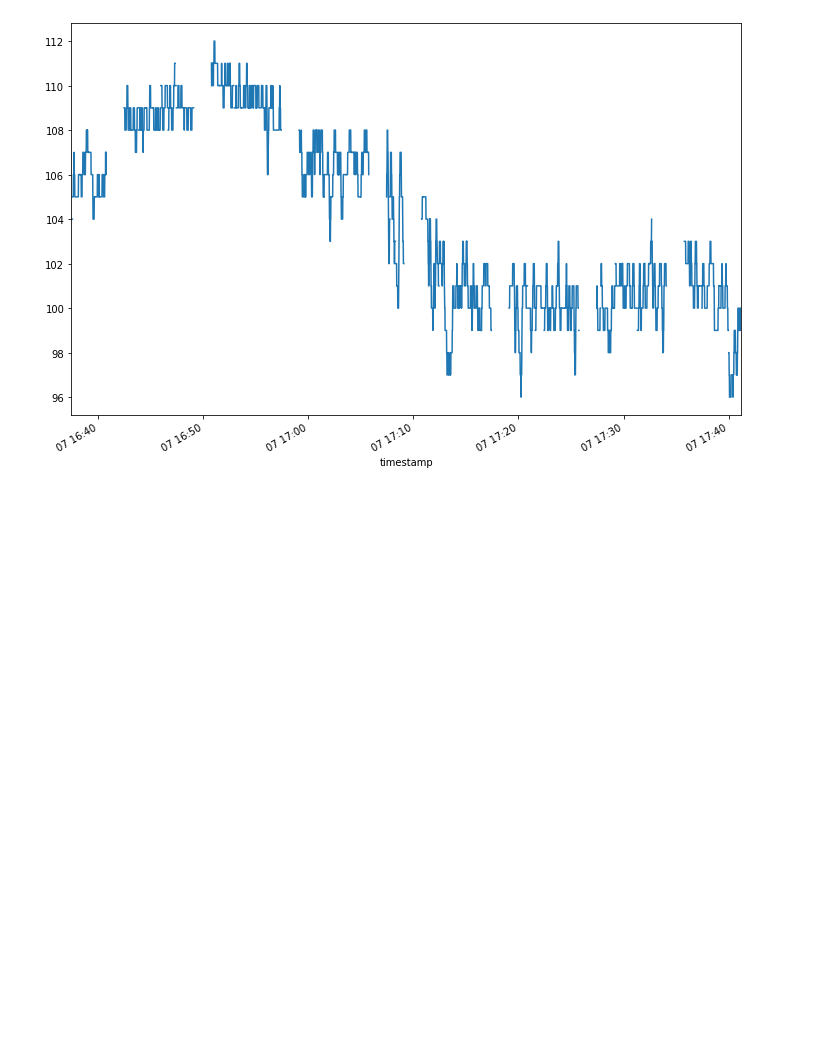
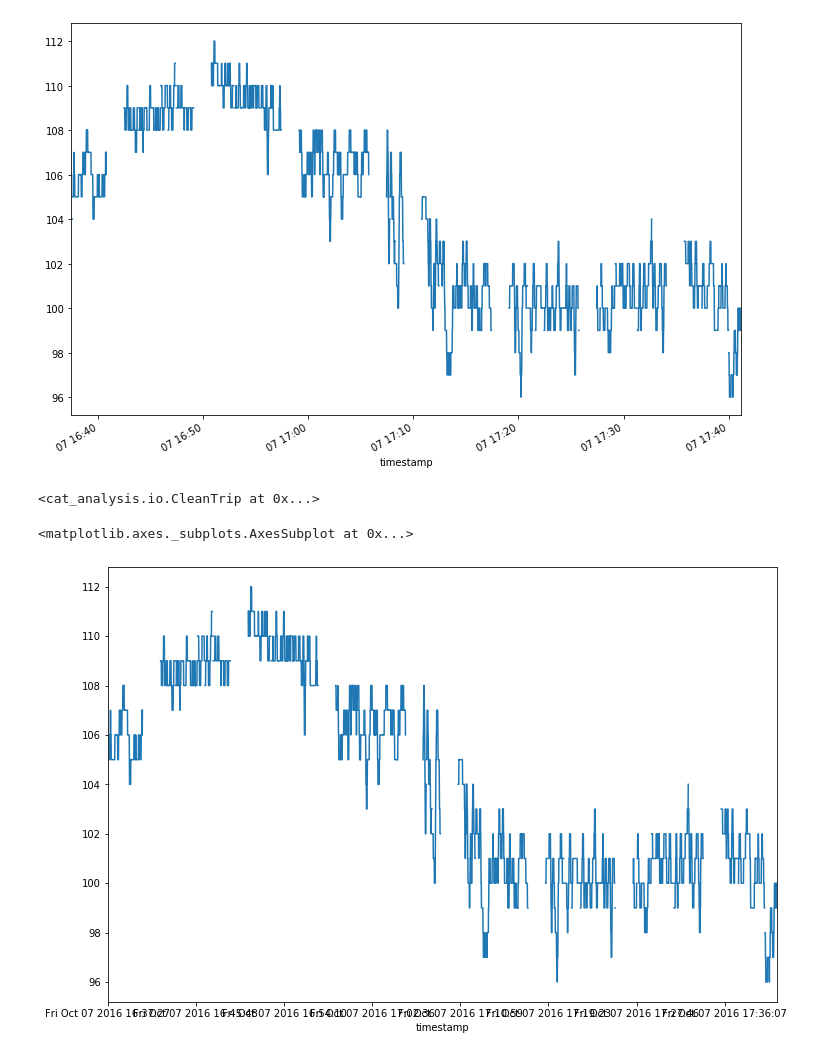
Before and after one commit to TomMonks/cats-time-series, a Jupyter notebook: pre_processing.ipynb, the cells around one changed output. Cells and saved outputs as stored; diff of their text form; code cells hidden in the pictures; blank space fills up the shorter version.

Commit message:
tested/debugged CleanTrip

```diff
--- a/pre_processing.ipynb
+++ b/pre_processing.ipynb
@@ -151,0 +154,6 @@ df_agg['hr_0002-4182'].plot(figsize=(12,8))
+# %%
+ct = CleanTrip(files[1])
+# %%
+ct
+# %% [output]
+<cat_analysis.io.CleanTrip at 0x...>
@@ -151,0 +162,5 @@ df_agg['hr_0002-4182'].plot(figsize=(12,8))
+# %%
+ct.time_series['hr_0002-4182'].plot(figsize=(12,8))
+# %% [output]
+<matplotlib.axes._subplots.AxesSubplot at 0x...>
+[figure, added]
```
Also changed, not shown: parts of 2 cells of this notebook, 2 other files.
